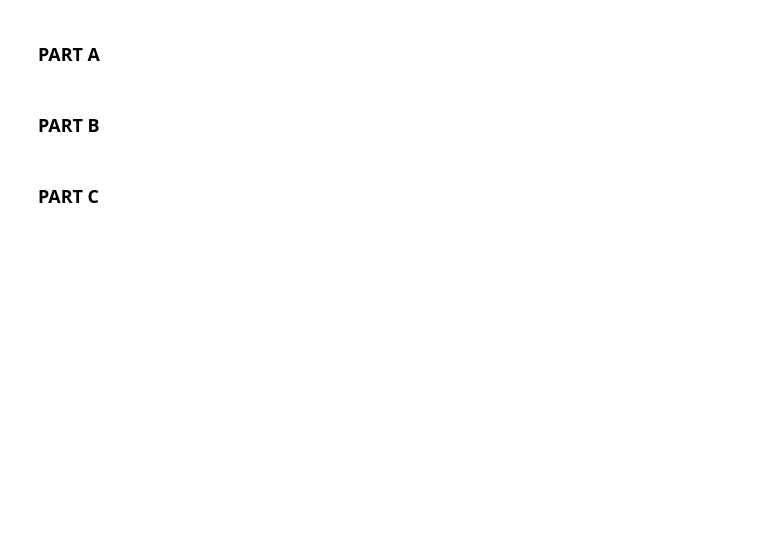
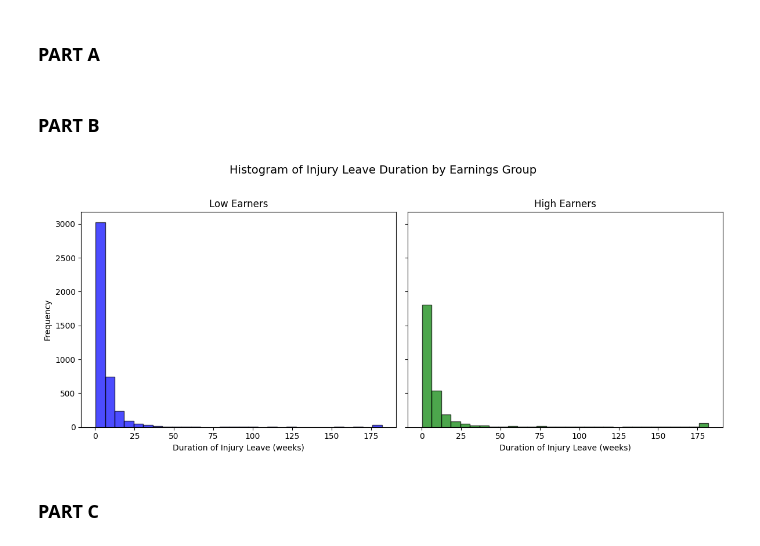
Before and after one commit to 3venthatguy/Coursework-OSU, a Jupyter notebook: ECON_5420/PS3/PS3_3.ipynb, the cells around one changed output. Drawn from its saved outputs; the diff is of its cells as text; code cells hidden in the pictures; blank space fills up the shorter version.

```diff
--- a/ECON_5420/PS3/PS3_3.ipynb
+++ b/ECON_5420/PS3/PS3_3.ipynb
@@ -11,0 +7,3 @@ ModuleNotFoundError: No module named 'wooldridge'
+# %%
+reg = LinearRegression(fit_intercept=False)
+data = woo.dataWoo('injury')
@@ -13,5 +72,18 @@ ModuleNotFoundError: No module named 'wooldridge'
 ### PART A
 # %% [markdown]
 ### PART B
+# %%
+low_earn_durt = data['durat'][data['highearn'] == 0]
+high_earn_durt = data['durat'][data['highearn'] == 1]
+
+plot_histograms(
+    data_list=[low_earn_durt, high_earn_durt],
+    titles=['Low Earners', 'High Earners'],
+    xlabel='Duration of Injury Leave (weeks)',
+    ylabel='Frequency',
+    overall_title='Histogram of Injury Leave Duration by Earnings Group'
+)
+# %% [output]
+[figure, added]
 # %% [markdown]
 ### PART C
```
Also changed, not shown: parts of 5 cells of this notebook.
